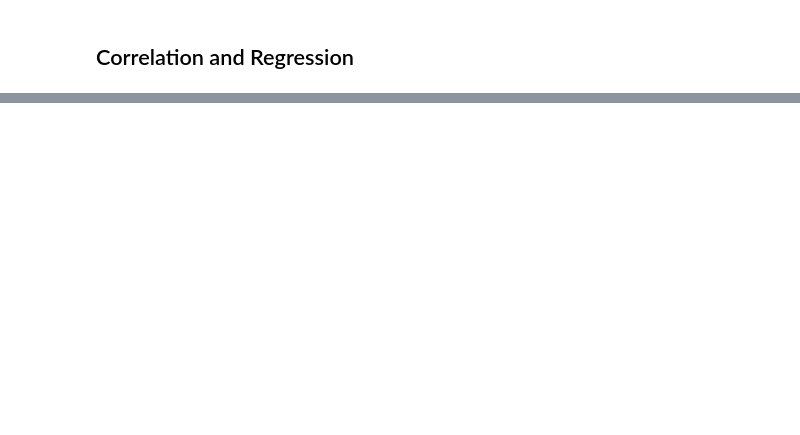
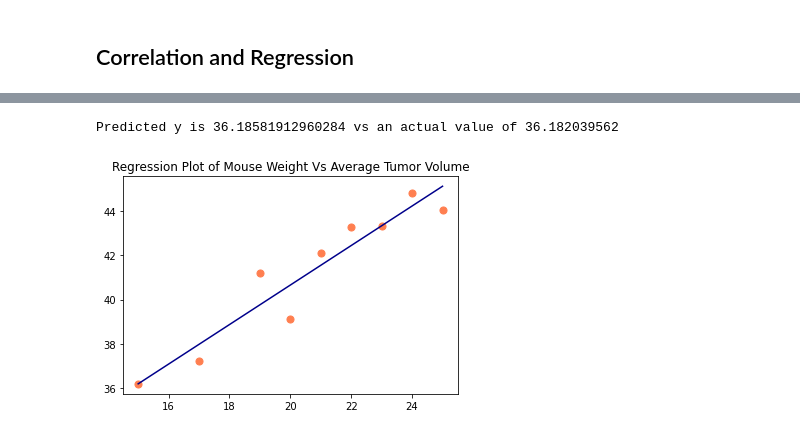
Before and after one commit to malejandrasalgado/Matplotib-challenge, a Jupyter notebook: Pymaceuticals/pymaceuticals_starter.ipynb, the cells around one changed output, grey strips where cells are left out. Drawn from its saved outputs; the diff is of its cells as text; code cells hidden in the pictures; blank space fills up the shorter version.

```diff
--- a/Pymaceuticals/pymaceuticals_starter.ipynb
+++ b/Pymaceuticals/pymaceuticals_starter.ipynb
@@ -234,0 +325,24 @@ plt.show()
+# %%
+#add the linear regression equation and line to plot
+x_values = weight
+y_values = average_tumor_volume
+(slope, intercept, rvalue, pvalue, stderr) = linregress(x_values, y_values)
+
+# y=mx+b
+y=slope*x_values[0]+intercept
+print(f'Predicted y is {y} vs an actual value of {y_values[0]}')
+
+# Calculate regress values, r-squared, etc
+
+regress_values = x_values * slope + intercept
+plt.title("Regression Plot of Mouse Weight Vs Average Tumor Volume")
+plt.xlabel='mouse weight'
+plt.ylabel='average_tumor_volume'
+plt.scatter(x_values,y_values,color='coral',s=50)
+plt.plot(x_values,regress_values,color='darkblue')
+
+
+plt.show()
+# %% [output]
+Predicted y is 36.18581912960284 vs an actual value of 36.182039562
+[figure, added]
```
Also changed, not shown: parts of 9 cells of this notebook.
